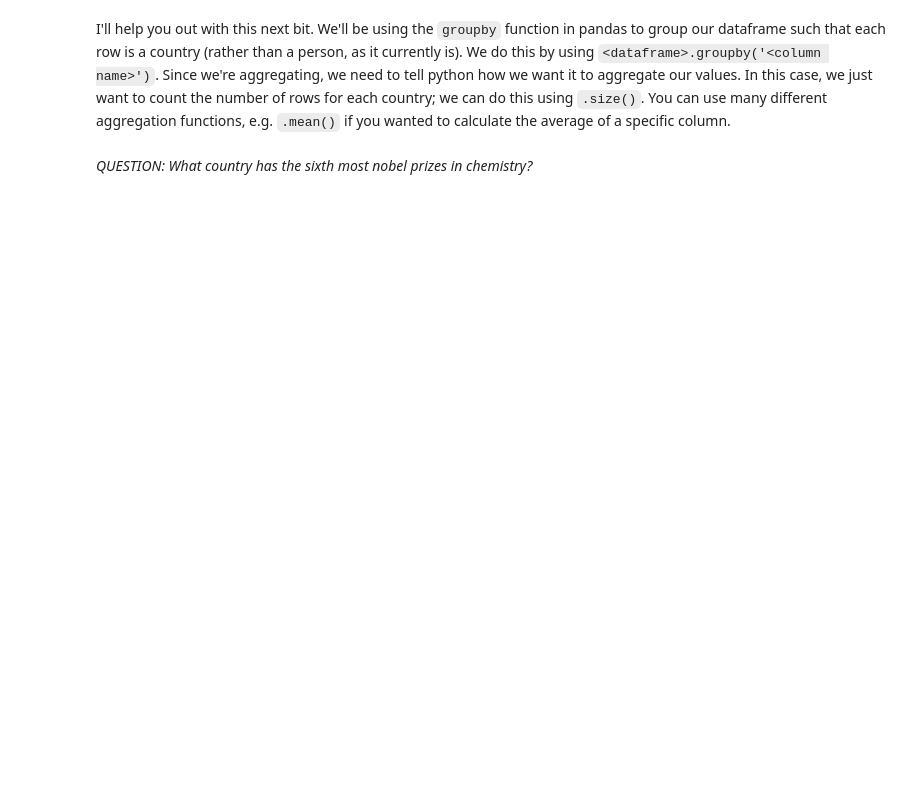
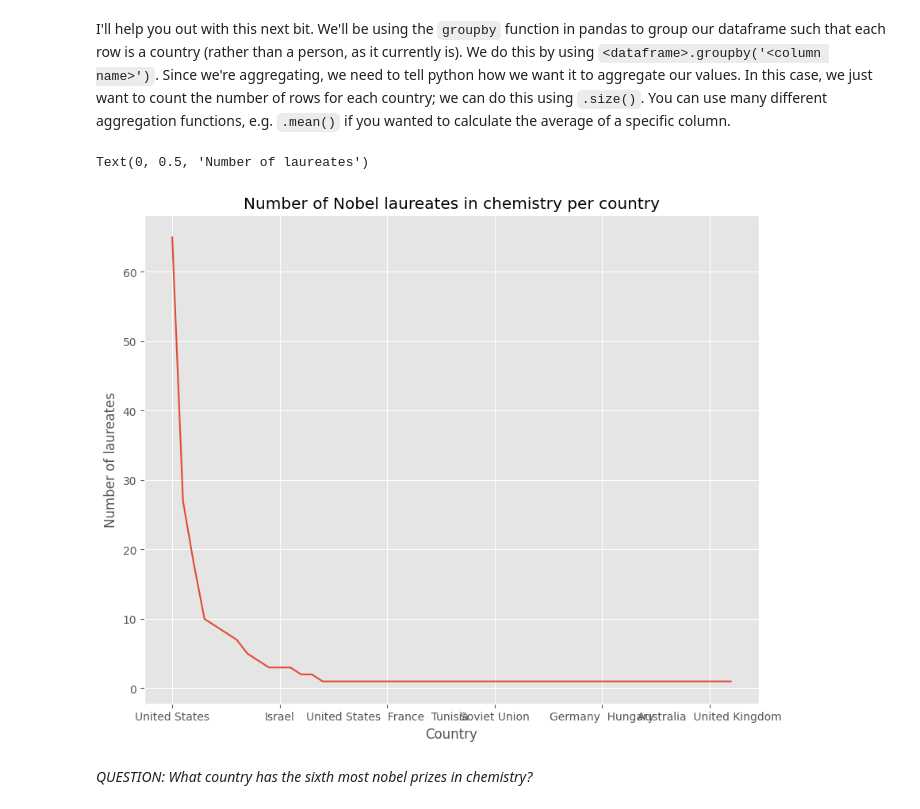
Before and after one commit to emetcalf-vas/QM2, a Jupyter notebook: notebooks/W02. Pandas.ipynb, the cells around one changed output. Cells and saved outputs as stored; diff of their text form; code cells hidden in the pictures; blank space fills up the shorter version.

```diff
--- a/notebooks/W02. Pandas.ipynb
+++ b/notebooks/W02. Pandas.ipynb
@@ -396,5 +513,12 @@ And there we have it; a nicely formatted dataframe ready for analysis, straight
 Using the following URL https://en.wikipedia.org/wiki/List_of_Nobel_laureates_in_Chemistry create a plot of the top 10 countries in terms of nobel laureates. First, follow the steps below:
 # %%
 # scrape the table of Nobel Laureates in Chemistry using read_html. remember, this gives us a LIST of dataframes! lets call this list chem_tables
+url1 = "https://en.wikipedia.org/wiki/List_of_Nobel_laureates_in_Chemistry"
+
+tables1 = pandas.read_html(url1)
+
+#print(tables1)
 
 # select the first dataframe from this list and call it chem
+chem = tables1[0]
+print(chem)
@@ -402,9 +544,19 @@ Using the following URL https://en.wikipedia.org/wiki/List_of_Nobel_laureates_in
 I'll help you out with this next bit. We'll be using the `groupby` function in pandas to group our dataframe such that each row is a country (rather than a person, as it currently is). We do this by using `<dataframe>.groupby('<column name>')`. Since we're aggregating, we need to tell python how we want it to aggregate our values. In this case, we just want to count the number of rows for each country; we can do this using `.size()`. You can use many different aggregation functions, e.g. `.mean()` if you wanted to calculate the average of a specific column.
 # %%
 # create a new dataframe called 'country' in which each row is a country, and the values represent the number of nobel laureates.
-
+country = chem.groupby("Country[B]").size()
+country.head()
 # now sort it in descending order
+country = country.sort_values(ascending=False)
+country.head()
 
 # finally, plot the top 10 countries
+country.plot()
+plt.title('Number of Nobel laureates in chemistry per country')
+plt.xlabel('Country')
+plt.ylabel('Number of laureates')
+# %% [output]
+Text(0, 0.5, 'Number of laureates')
+[figure, added]
 # %% [markdown]
 *QUESTION: What country has the sixth most nobel prizes in chemistry?*
```
Also changed, not shown: parts of 17 cells of this notebook.
